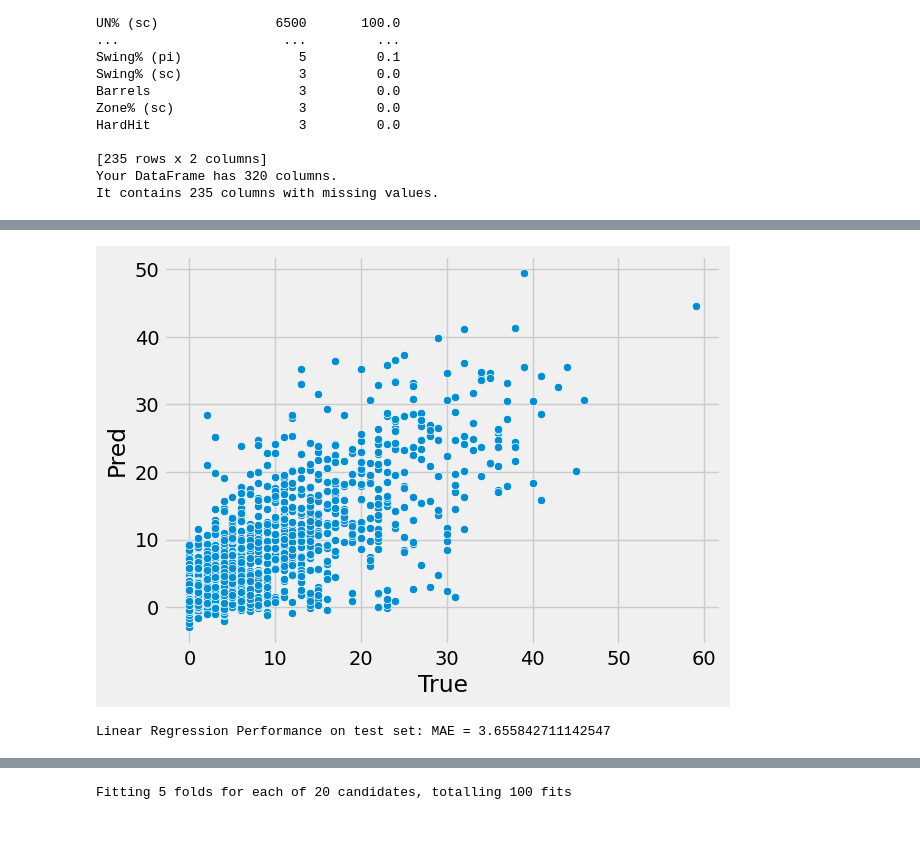
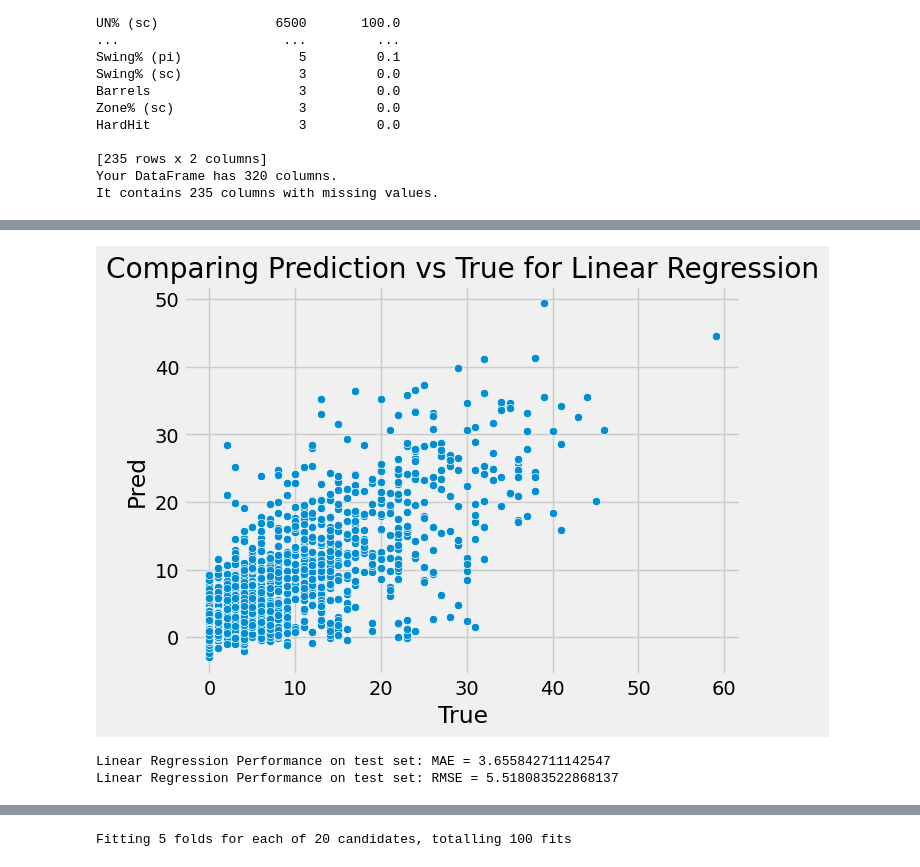
Before and after one commit to EdBab/homer_predictor, a Jupyter notebook: home_run_predictor.ipynb, the cells around one changed output, grey strips where cells are left out. Drawn from its saved outputs; the diff is of its cells as text; code cells hidden in the pictures; blank space fills up the shorter version.

Commit message:
Added comments to notebook, also compute root mean squared error, remove warning for using 'auto' function in random forest

```diff
--- a/home_run_predictor.ipynb
+++ b/home_run_predictor.ipynb
@@ -7,6 +7,8 @@ import matplotlib.pyplot as plt
 import seaborn as sns
 import argparse
 import pandas as pd
+from sklearn.metrics import mean_squared_error
+
 # Scaling values
 from sklearn.preprocessing import MinMaxScaler
 
@@ -22,15 +24,26 @@ from sklearn.model_selection import RandomizedSearchCV, GridSearchCV
 def mean_absolute_error(y_true, y_pred):
     return np.mean(abs(y_true - y_pred))
 
+def rmse(y_true, y_pred):
+    return np.sqrt(mean_squared_error(y_true, y_pred))
+
 # Evaluates model on test data
-def fit_and_eval(model):
+def fit_and_eval(model, model_type):
     model.fit(X_train, y_train)
 
     model_pred = model.predict(X_test)
 
-    model_mae = mae(y_test, model_pred)
+    model_mae = mean_absolute_error(y_test, model_pred)
 
-    return model_mae
+    model_rmse = rmse(y_test, model_pred)
+
+    tmp = pd.DataFrame({"True": y_test, "Pred": model_pred})
+
+    sns.scatterplot(tmp,x="True", y="Pred").set_title(f"Comparing Prediction vs True for {model_type}")
+
+    plt.show()
+
+    return model_mae, model_rmse
 
 # Return missing values by column
 def missing_values(df):
@@ -122,11 +152,13 @@ y_train = np.array(y_train).reshape((-1, ))
 y_test = np.array(y_test).reshape((-1, ))
 # %%
 lin_reg = LinearRegression()
-lin_reg_mae = fit_and_eval(lr)
+lin_reg_mae, lin_reg_rmse = fit_and_eval(lr, "Linear Regression")
 
-print(f'Linear Regression Performance on test set: MAE = {str(lr_mae)}')
+print(f'Linear Regression Performance on test set: MAE = {str(lin_reg_mae)}')
+print(f'Linear Regression Performance on test set: RMSE = {str(lin_reg_rmse)}')
 # %% [output]
-[figure, old version]
+[figure, new version]
 Linear Regression Performance on test set: MAE = 3.655842711142547
+Linear Regression Performance on test set: RMSE = 5.518083522868137
 # %%
 svm = SVR(C = 1000, gamma = 0.1)
```
Also changed, not shown: parts of 24 cells of this notebook.
